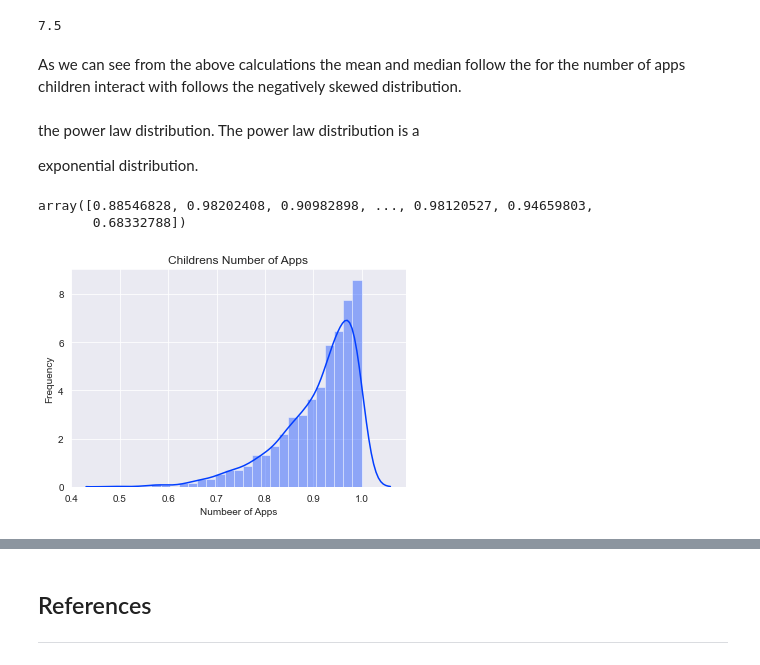
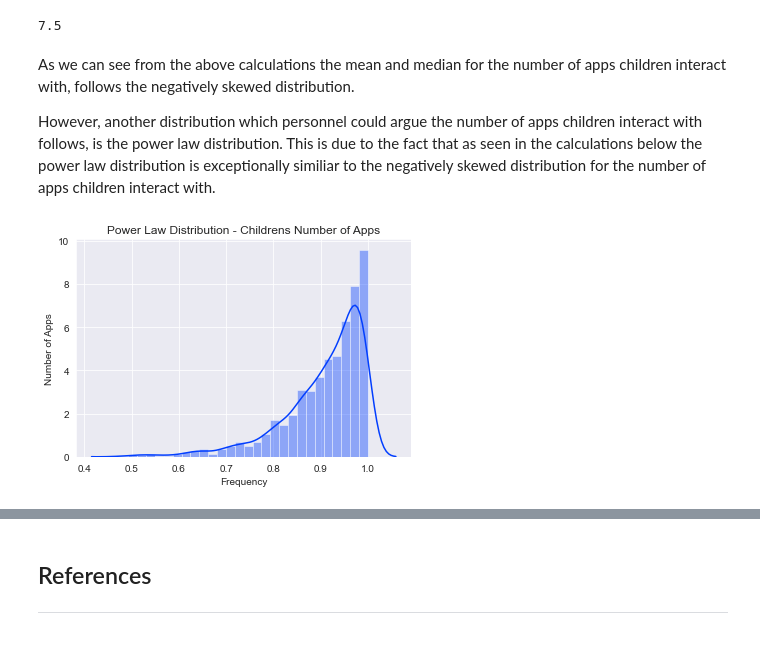
Before and after one commit to JPLee01/Programming_for_Data_Analysis-PRoject, a Jupyter notebook: Programming_for_Data_Analysis-Project.ipynb, the cells around one changed output, grey strips where cells are left out. Cells and saved outputs as stored; diff of their text form; code cells hidden in the pictures.

```diff
--- a/Programming_for_Data_Analysis-Project.ipynb
+++ b/Programming_for_Data_Analysis-Project.ipynb
@@ -284,25 +284,19 @@ np.median(apps)
 # %% [output]
 7.5
 # %% [markdown]
-As we can see from the above calculations the mean and median follow the for the number of apps children interact with follows the negatively skewed distribution.
+As we can see from the above calculations the mean and median for the number of apps children interact with, follows the negatively skewed distribution.
+
+However, another distribution which personnel could argue the number of apps children interact with follows, is the power law distribution. This is due to the fact that as seen in the calculations below the power law distribution is exceptionally similiar to the negatively skewed distribution for the number of apps children interact with.
-# %% [markdown]
- the power law distribution. The power law distribution is a
-
-
-
-
-exponential distribution.
-# %%
-power = np.random.power(10, size=1250)
-power
-# %% [output]
-array([0.88546828, 0.98202408, 0.90982898, ..., 0.98120527, 0.94659803,
-       0.68332788])
-# %%
-sns.distplot(power)
-plt.title('Childrens Number of Apps')
-plt.xlabel('Numbeer of Apps')
-plt.ylabel('Frequency')
-plt.show()
-# %% [output]
-[figure, removed]
+# %%
+#Craton of a Power Law distribution for the number of apps children interact with
+power = np.random.power(10, size=1250)
+power
+
+#Visualation of the above Power Law distribution
+sns.distplot(power)
+plt.title('Power Law Distribution - Childrens Number of Apps')
+plt.xlabel('Frequency')
+plt.ylabel('Number of Apps')
+plt.show()
+# %% [output]
+[figure, added]
```
Also changed, not shown: parts of 16 cells of this notebook.
